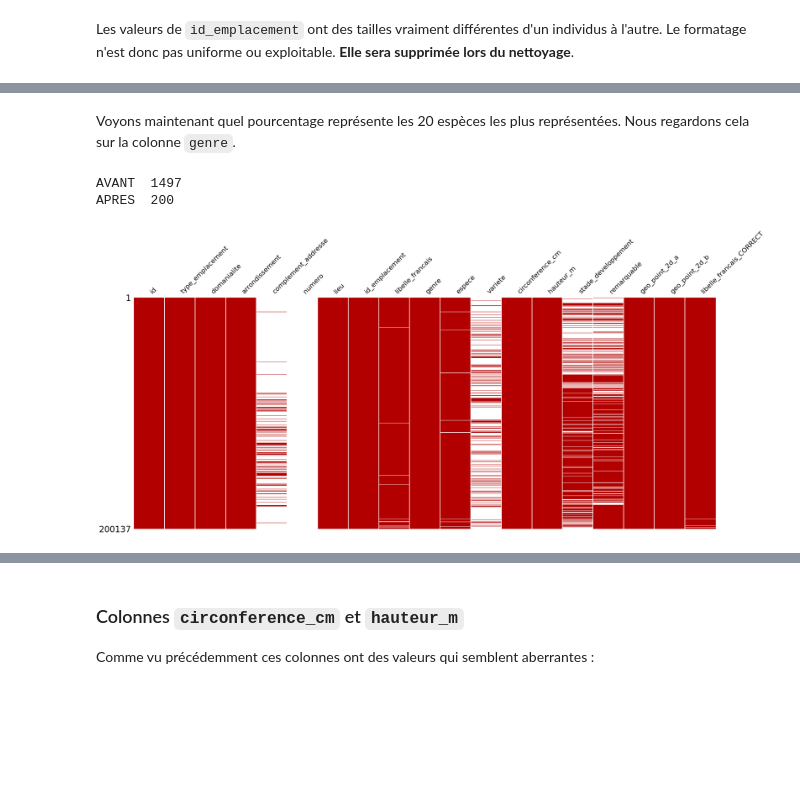
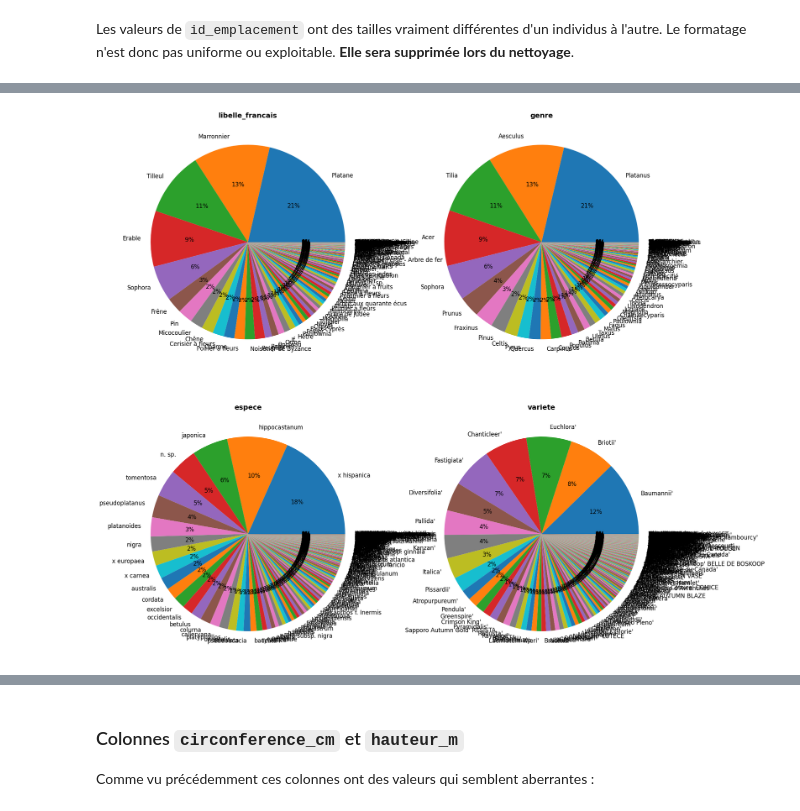
Before and after one commit to ClementPatin/OC-P2, a Jupyter notebook: Patin_Clement_1_notebook_032023.ipynb, the cells around one changed output, grey strips where cells are left out. Saved outputs shown, nothing was run; the diff lists cells and outputs as text; code cells hidden in the pictures; blank space fills up the shorter version.

```diff
--- a/Patin_Clement_1_notebook_032023.ipynb
+++ b/Patin_Clement_1_notebook_032023.ipynb
@@ -483,7 +486,0 @@ Nous avons vu qu'elles avaient entre 100 et 600 modalités. Voyons ce qui en res
-# %%
-list=["libelle_francais", "genre", "espece", "variete"]
-
-plt.figure(figsize=(20,20))
-for X in list :
-    plt.subplot(2,2,list.index(X)+1)
-    vizQuali(X,k="barh",NbMod=20)
@@ -492,34 +487,10 @@ for X in list :
-# %% [markdown]
-Voyons maintenant quel pourcentage représente les 20 espèces les plus représentées.
-Nous regardons cela sur la colonne `genre`.
-# %%
-dataTest=dataBrute.copy()
-
-dataTest["libelle_francais_CORRECT"]=dataTest["libelle_francais"]
-
-dataLibelleNaN=dataTest.loc[dataTest["libelle_francais"].isna(), ["genre","espece"]]
-print("AVANT ",len(dataLibelleNaN))
-ValuesCountsGenreLibNAN=dataLibelleNaN["genre"].value_counts()
-ValuesCountsEspeceLibNAN=dataLibelleNaN["espece"].value_counts()
-
-dataLibelleNaN["libelle_francais_CORRECT"]=np.NaN
-
-for g in ValuesCountsGenreLibNAN.index :
-    if len(dataTest.loc[dataTest["genre"]==g,"libelle_francais"].value_counts())==1 :
-        dataLibelleNaN.loc[dataLibelleNaN["genre"]==g,"libelle_francais_CORRECT"]=dataTest.loc[dataTest["genre"]==g,"libelle_francais"].value_counts().index[0]
-for e in ValuesCountsEspeceLibNAN.index :
-    if len(dataTest.loc[dataTest["espece"]==e,"libelle_francais"].value_counts())==1 :
-        dataLibelleNaN.loc[dataLibelleNaN["espece"]==e,"libelle_francais_CORRECT"]=dataTest.loc[dataTest["espece"]==e,"libelle_francais"].value_counts().index[0]
-
-dataTest.loc[dataTest["libelle_francais"].isna(), "libelle_francais_CORRECT"]=dataLibelleNaN["libelle_francais_CORRECT"]
-
-print("APRES ",len(dataTest.loc[dataTest["libelle_francais_CORRECT"].isna(), :]))
-# %% [output]
-AVANT  1497
-APRES  200
-# %%
-ms.matrix(dataTest
-        ,color=[0.7,0.0,0.0],sparkline=False) #dataviz of missing data
-plt.show()
-# %% [output]
-[figure, removed]
+# %%
+list=["libelle_francais", "genre", "espece", "variete"]
+plt.figure(figsize=(20,20))
+for X in list :
+    plt.subplot(2,2,list.index(X)+1)
+    plt.pie(x=dataBrute[X].value_counts(normalize=True),labels=dataBrute[X].value_counts(normalize=True).index,autopct="%.0f%%")
+    plt.title(X,fontweight="bold")
+plt.show()
+# %% [output]
+[figure, added]
```
Also changed, not shown: parts of 11 cells of this notebook.
